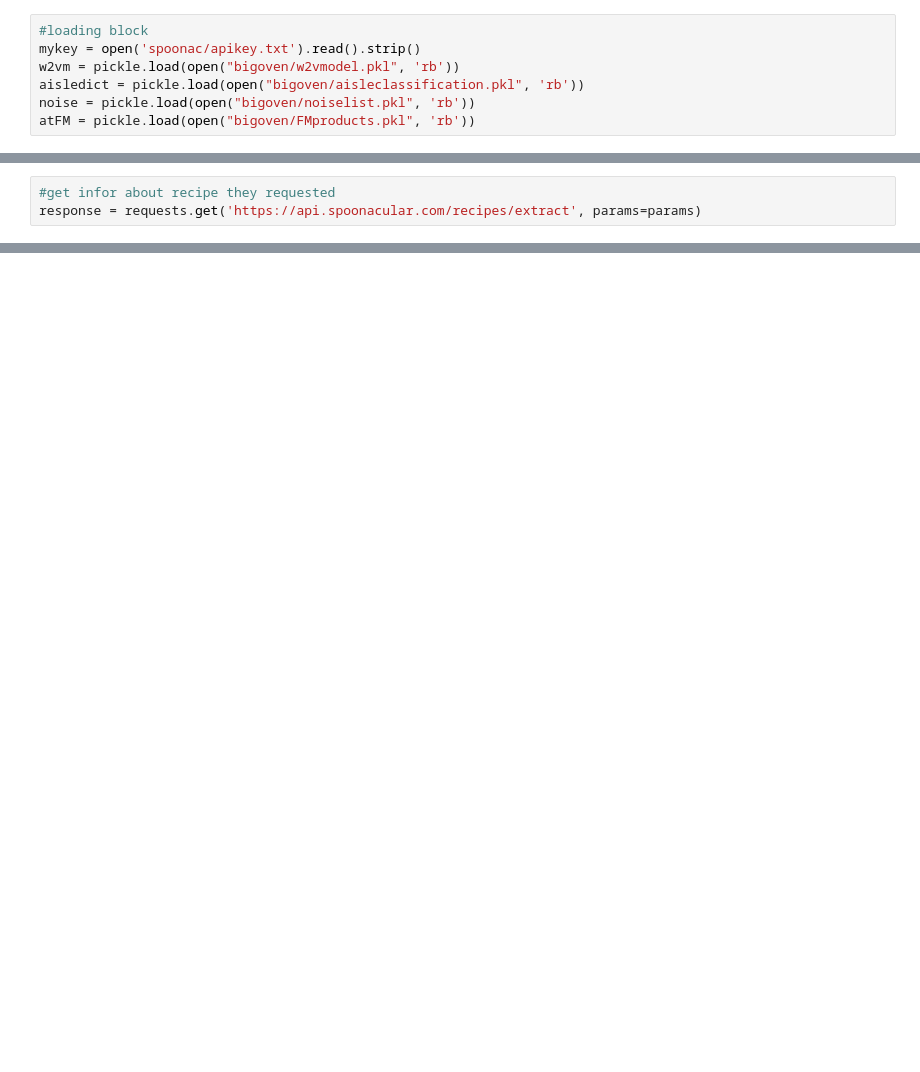
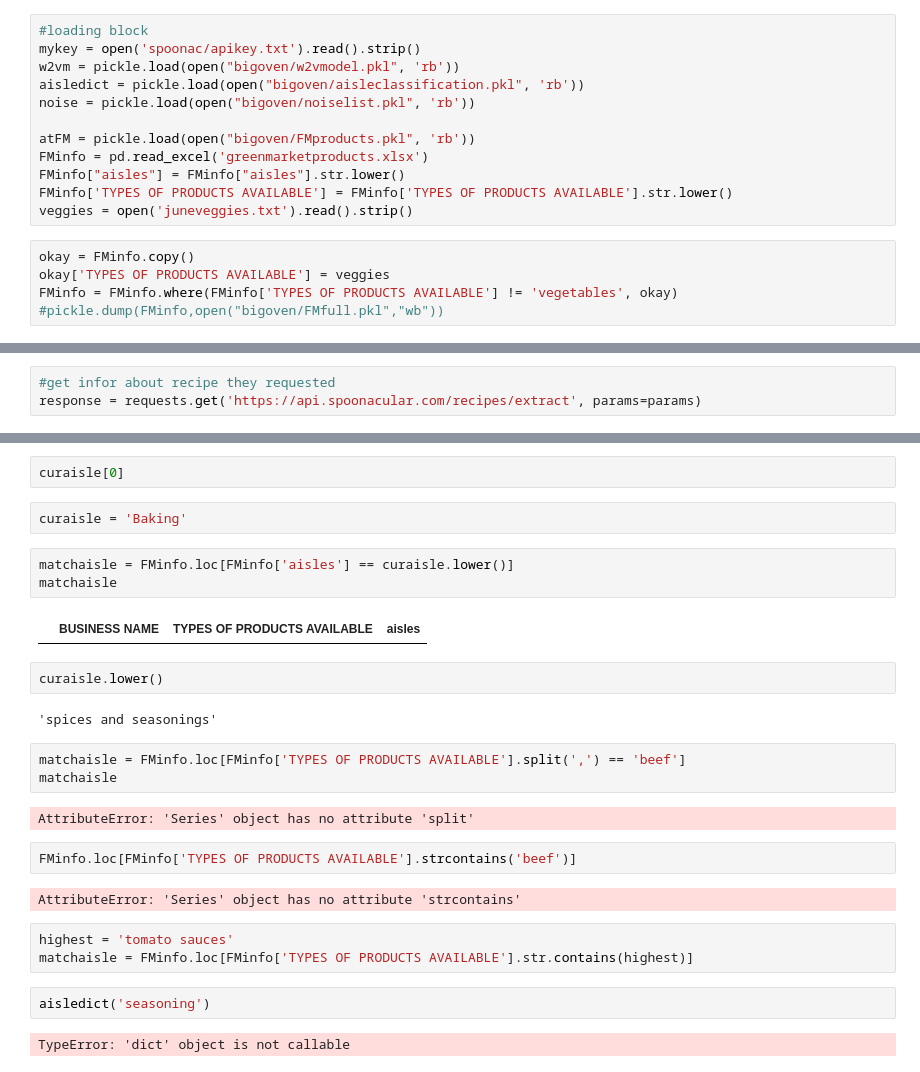
Before and after one commit to midoceanbridg/makeitlocal, a Jupyter notebook: greenmarkets/compare_from2stage.ipynb, the cells around one changed output, grey strips where cells are left out. Cells and saved outputs as stored; diff of their text form; blank space fills up the shorter version.

```diff
--- a/greenmarkets/compare_from2stage.ipynb
+++ b/greenmarkets/compare_from2stage.ipynb
@@ -12,6 +13,16 @@ mykey = open('spoonac/apikey.txt').read().strip()
 w2vm = pickle.load(open("bigoven/w2vmodel.pkl", 'rb'))
 aisledict = pickle.load(open("bigoven/aisleclassification.pkl", 'rb'))
 noise = pickle.load(open("bigoven/noiselist.pkl", 'rb'))
+
 atFM = pickle.load(open("bigoven/FMproducts.pkl", 'rb'))
+FMinfo = pd.read_excel('greenmarketproducts.xlsx')
+FMinfo["aisles"] = FMinfo["aisles"].str.lower()
+FMinfo['TYPES OF PRODUCTS AVAILABLE'] = FMinfo['TYPES OF PRODUCTS AVAILABLE'].str.lower()
+veggies = open('juneveggies.txt').read().strip()
+# %%
+okay = FMinfo.copy()
+okay['TYPES OF PRODUCTS AVAILABLE'] = veggies
+FMinfo = FMinfo.where(FMinfo['TYPES OF PRODUCTS AVAILABLE'] != 'vegetables', okay)
+#pickle.dump(FMinfo,open("bigoven/FMfull.pkl","wb"))
 # %%
 #from the user
@@ -102,0 +311,29 @@ aisledict['parsley']
+# %%
+curaisle[0]
+# %%
+curaisle = 'Baking'
+# %%
+matchaisle = FMinfo.loc[FMinfo['aisles'] == curaisle.lower()]
+matchaisle
+# %% [output]
+|  | BUSINESS NAME | TYPES OF PRODUCTS AVAILABLE | aisles |
+# %%
+curaisle.lower()
+# %% [output]
+'spices and seasonings'
+# %%
+matchaisle = FMinfo.loc[FMinfo['TYPES OF PRODUCTS AVAILABLE'].split(',') == 'beef']
+matchaisle
+# %% [output]
+AttributeError: 'Series' object has no attribute 'split'
+# %%
+FMinfo.loc[FMinfo['TYPES OF PRODUCTS AVAILABLE'].strcontains('beef')]
+# %% [output]
+AttributeError: 'Series' object has no attribute 'strcontains'
+# %%
+highest = 'tomato sauces'
+matchaisle = FMinfo.loc[FMinfo['TYPES OF PRODUCTS AVAILABLE'].str.contains(highest)]
+# %%
+aisledict('seasoning')
+# %% [output]
+TypeError: 'dict' object is not callable
```
Also changed, not shown: parts of 22 cells of this notebook, 6 other files.
